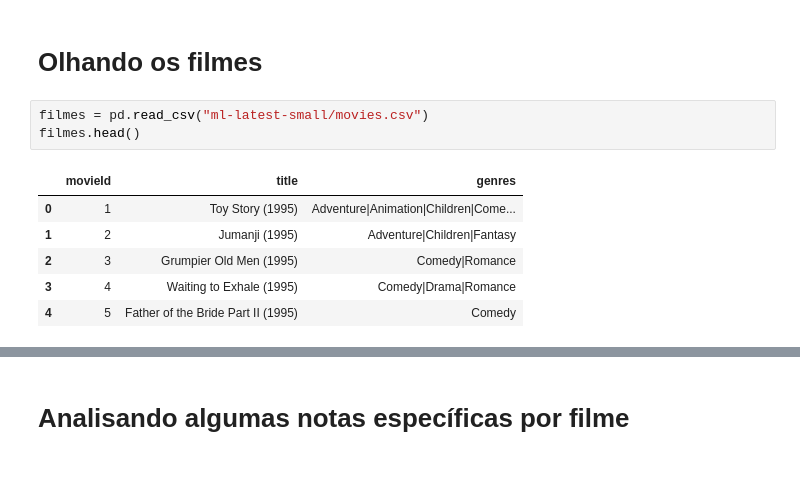
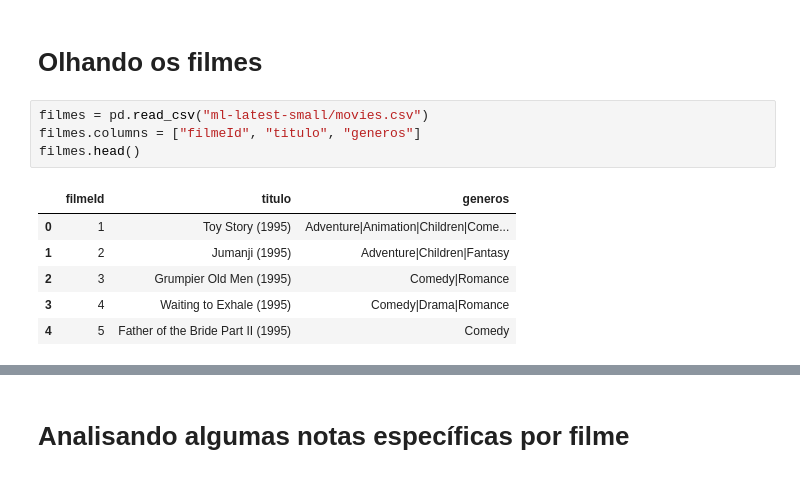
Before and after one commit to devnicolecabral/introducao-datascience, a Jupyter notebook: main.ipynb, the cells around one changed output, grey strips where cells are left out. Saved outputs shown, nothing was run; the diff lists cells and outputs as text.

```diff
--- a/main.ipynb
+++ b/main.ipynb
@@ -90,9 +90,10 @@ sns.boxenplot(notas.nota)
 # Olhando os filmes
 # %%
 filmes = pd.read_csv("ml-latest-small/movies.csv")
+filmes.columns = ["filmeId", "titulo", "generos"]
 filmes.head()
 # %% [output]
-|  | movieId | title | genres |
+|  | filmeId | titulo | generos |
 | 0 | 1 | Toy Story (1995) | Adventure|Animation|Children|Come... |
 | 1 | 2 | Jumanji (1995) | Adventure|Children|Fantasy |
 | 2 | 3 | Grumpier Old Men (1995) | Comedy|Romance |
```
Also changed, not shown: parts of 5 cells of this notebook, 1 other file.
